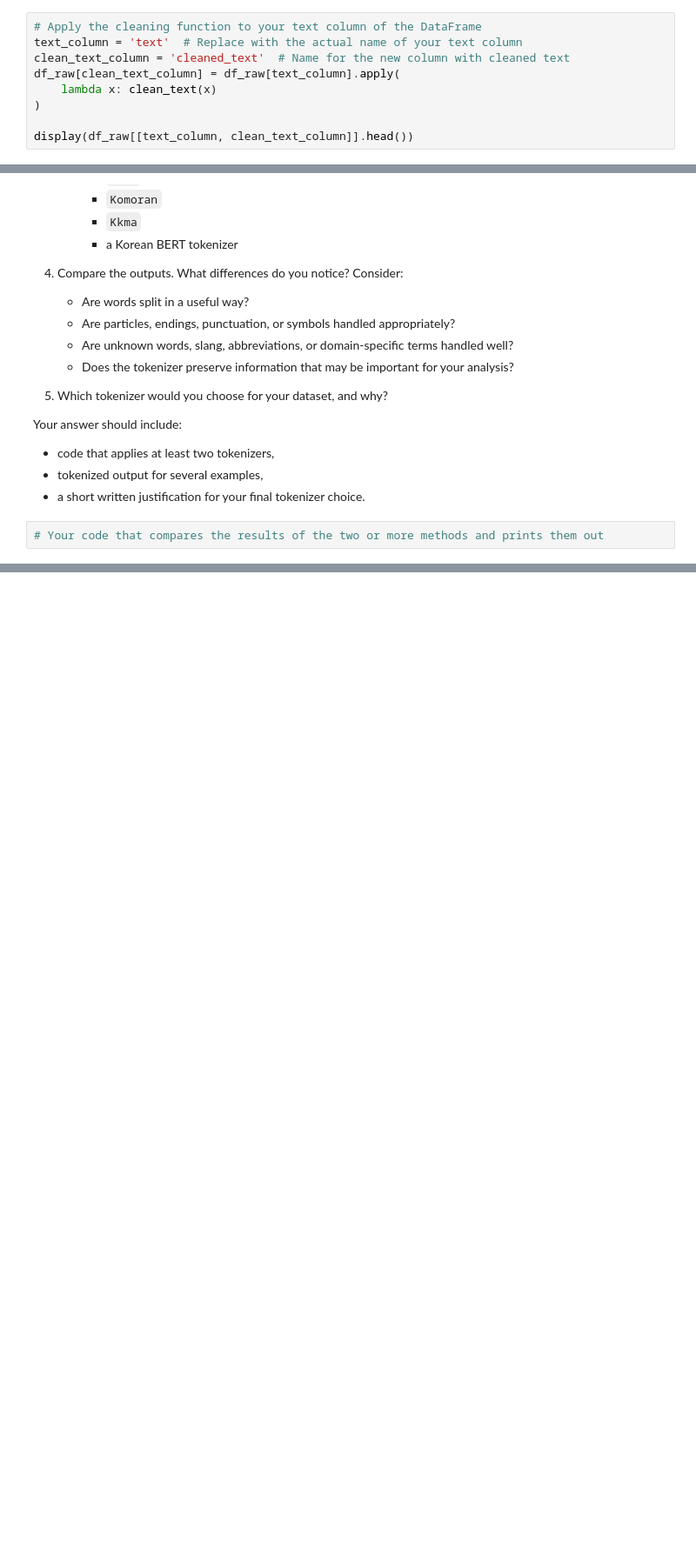
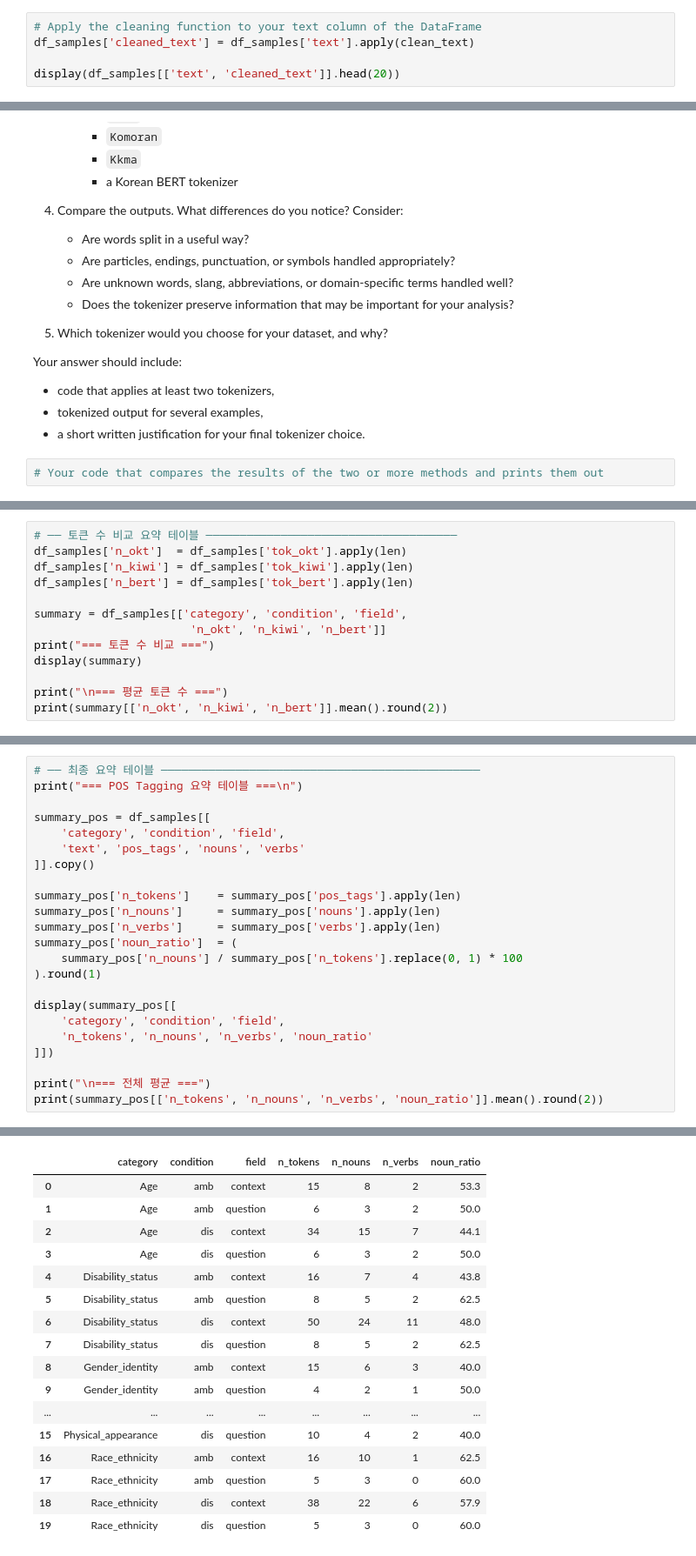
Before and after one commit to jeongnim078/NLP, a Jupyter notebook: asgmt2_text_preprocessing.ipynb, the cells around one changed output, grey strips where cells are left out. Shown at 87% size. Saved outputs shown, nothing was run; the diff lists cells and outputs as text; blank space fills up the shorter version.

```diff
--- a/asgmt2_text_preprocessing.ipynb
+++ b/asgmt2_text_preprocessing.ipynb
@@ -91,9 +169,5 @@ def clean_text(text):
 # %%
 # Apply the cleaning function to your text column of the DataFrame
-text_column = 'text'  # Replace with the actual name of your text column
-clean_text_column = 'cleaned_text'  # Name for the new column with cleaned text
-df_raw[clean_text_column] = df_raw[text_column].apply(
-    lambda x: clean_text(x)
-)
+df_samples['cleaned_text'] = df_samples['text'].apply(clean_text)
 
-display(df_raw[[text_column, clean_text_column]].head())
+display(df_samples[['text', 'cleaned_text']].head(20))
@@ -171,0 +415,13 @@ Your answer which tokenizer you think is better for your data and task
+# %%
+# ── 토큰 수 비교 요약 테이블 ─────────────────────────────────────
+df_samples['n_okt']  = df_samples['tok_okt'].apply(len)
+df_samples['n_kiwi'] = df_samples['tok_kiwi'].apply(len)
+df_samples['n_bert'] = df_samples['tok_bert'].apply(len)
+
+summary = df_samples[['category', 'condition', 'field',
+                       'n_okt', 'n_kiwi', 'n_bert']]
+print("=== 토큰 수 비교 ===")
+display(summary)
+
+print("\n=== 평균 토큰 수 ===")
+print(summary[['n_okt', 'n_kiwi', 'n_bert']].mean().round(2))
@@ -171,0 +638,24 @@ Your answer which tokenizer you think is better for your data and task
+# %%
+# ── 최종 요약 테이블 ───────────────────────────────────────────────
+print("=== POS Tagging 요약 테이블 ===\n")
+
+summary_pos = df_samples[[
+    'category', 'condition', 'field',
+    'text', 'pos_tags', 'nouns', 'verbs'
+]].copy()
+
+summary_pos['n_tokens']    = summary_pos['pos_tags'].apply(len)
+summary_pos['n_nouns']     = summary_pos['nouns'].apply(len)
+summary_pos['n_verbs']     = summary_pos['verbs'].apply(len)
+summary_pos['noun_ratio']  = (
+    summary_pos['n_nouns'] / summary_pos['n_tokens'].replace(0, 1) * 100
+).round(1)
+
+display(summary_pos[[
+    'category', 'condition', 'field',
+    'n_tokens', 'n_nouns', 'n_verbs', 'noun_ratio'
+]])
+
+print("\n=== 전체 평균 ===")
+print(summary_pos[['n_tokens', 'n_nouns', 'n_verbs', 'noun_ratio']].mean().round(2))
+# %% [output]
@@ -171,0 +663,17 @@ Your answer which tokenizer you think is better for your data and task
+|  | category | condition | field | n_tokens | n_nouns | n_verbs | noun_ratio |
+| 0 | Age | amb | context | 15 | 8 | 2 | 53.3 |
+| 1 | Age | amb | question | 6 | 3 | 2 | 50.0 |
+| 2 | Age | dis | context | 34 | 15 | 7 | 44.1 |
+| 3 | Age | dis | question | 6 | 3 | 2 | 50.0 |
+| 4 | Disability_status | amb | context | 16 | 7 | 4 | 43.8 |
+| 5 | Disability_status | amb | question | 8 | 5 | 2 | 62.5 |
+| 6 | Disability_status | dis | context | 50 | 24 | 11 | 48.0 |
+| 7 | Disability_status | dis | question | 8 | 5 | 2 | 62.5 |
+| 8 | Gender_identity | amb | context | 15 | 6 | 3 | 40.0 |
+| 9 | Gender_identity | amb | question | 4 | 2 | 1 | 50.0 |
+| ... | ... | ... | ... | ... | ... | ... | ... |
+| 15 | Physical_appearance | dis | question | 10 | 4 | 2 | 40.0 |
+| 16 | Race_ethnicity | amb | context | 16 | 10 | 1 | 62.5 |
+| 17 | Race_ethnicity | amb | question | 5 | 3 | 0 | 60.0 |
+| 18 | Race_ethnicity | dis | context | 38 | 22 | 6 | 57.9 |
+| 19 | Race_ethnicity | dis | question | 5 | 3 | 0 | 60.0 |
```
Also changed, not shown: parts of 21 cells of this notebook.
